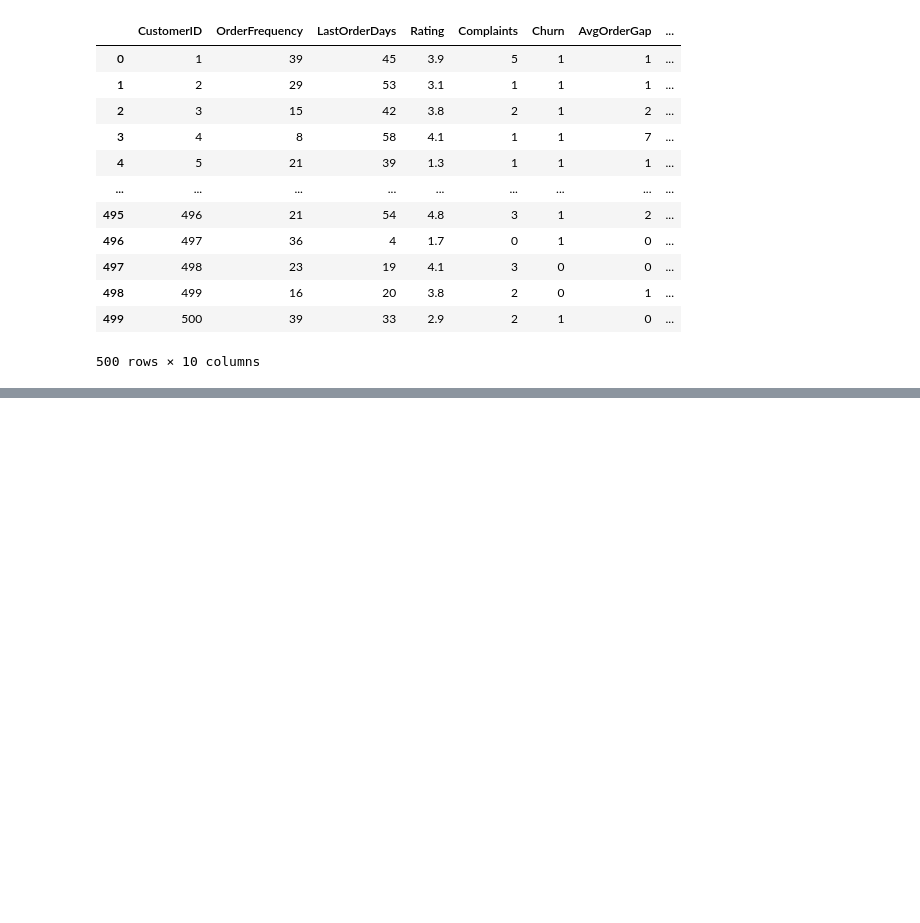
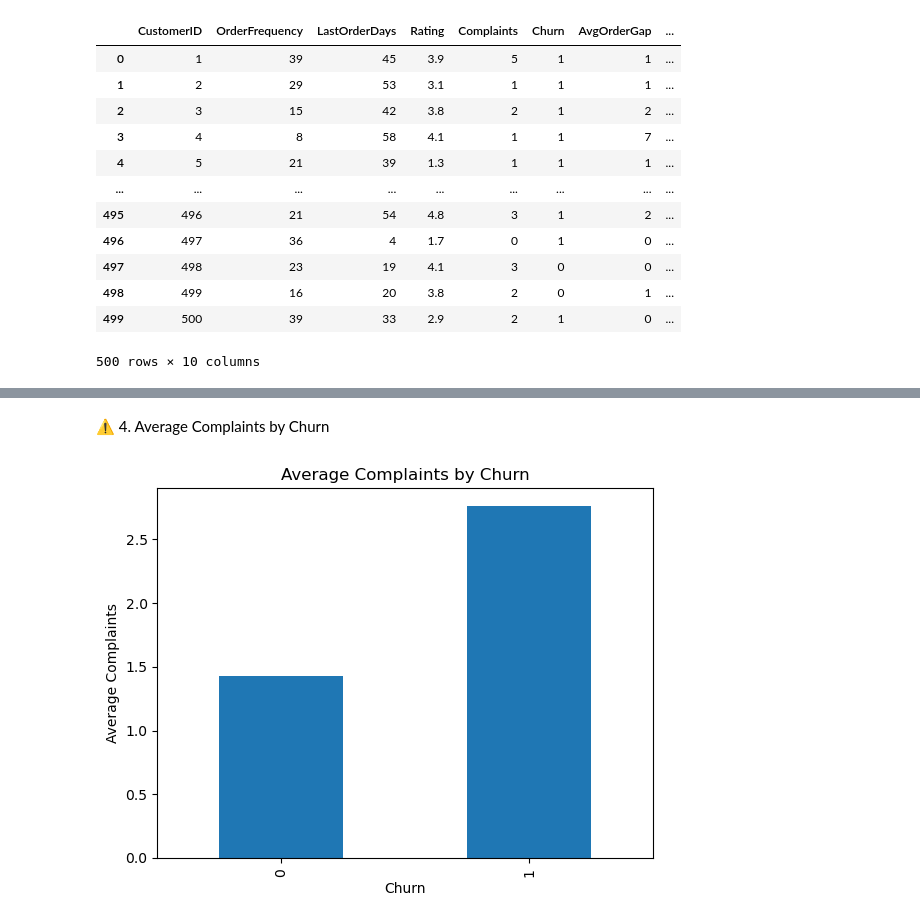
Before and after one commit to preeti-47/Data-analysis, a Jupyter notebook: temp/Zomota_retention.ipynb, the cells around one changed output, grey strips where cells are left out. Drawn from its saved outputs; the diff is of its cells as text; code cells hidden in the pictures; blank space fills up the shorter version.

```diff
--- a/temp/Zomota_retention.ipynb
+++ b/temp/Zomota_retention.ipynb
@@ -161,0 +195,11 @@ df
+# %% [markdown]
+⚠️ 4. Average Complaints by Churn
+# %%
+plt.figure()
+df.groupby("Churn")["Complaints"].mean().plot(kind="bar")
+plt.title("Average Complaints by Churn")
+plt.xlabel("Churn")
+plt.ylabel("Average Complaints")
+plt.show()
+# %% [output]
+[figure, added]
```
Also changed, not shown: parts of 7 cells of this notebook.
